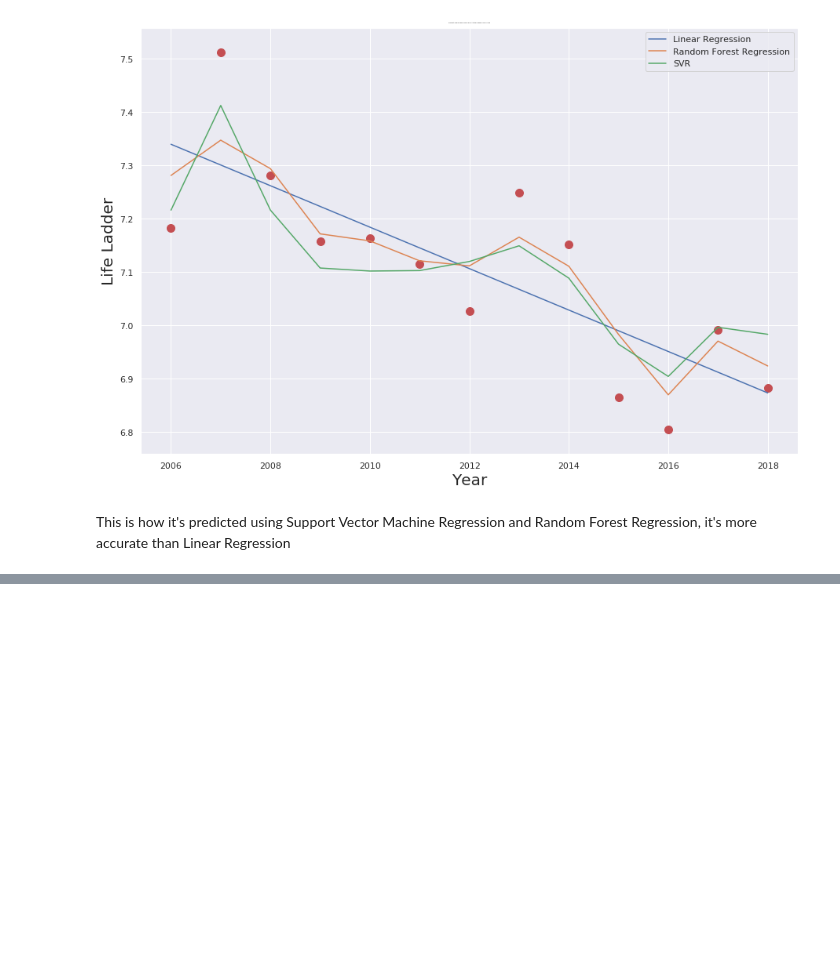
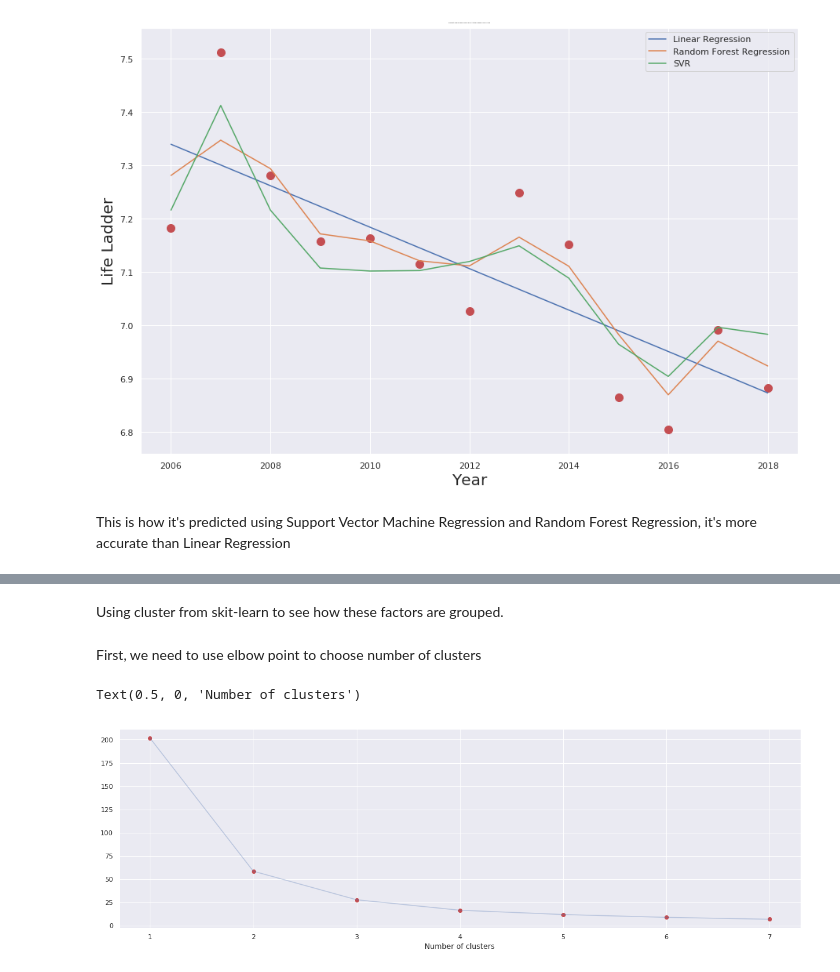
Before and after one commit to tlplus/Probability_Stats_Project, a Jupyter notebook: World Happiness Report.ipynb, the cells around one changed output, grey strips where cells are left out. Cells and saved outputs as stored; diff of their text form; code cells hidden in the pictures; blank space fills up the shorter version.

```diff
--- a/World Happiness Report.ipynb
+++ b/World Happiness Report.ipynb
@@ -256,0 +262,25 @@ This is how it's predicted using Support Vector Machine Regression and Random Fo
+# %%
+df_2018 = df_2018.fillna(method = 'ffill')
+#Fill some data missing by average them
+# %% [markdown]
+Using cluster from skit-learn to see how these factors are grouped.
+# %%
+from sklearn.cluster import KMeans
+
+X = df_2018[['Log GDP per capita', 'Perceptions of corruption']]
+km_iner = []
+for i in range(1, 8):
+    km = KMeans(n_clusters = i)
+    km.fit(X)
+    km_iner.append(km.inertia_)
+# %% [markdown]
+First, we need to use elbow point to choose number of clusters
+# %%
+ax, figsize = plt.subplots(figsize = (20, 6))
+plt.plot(range(1, 8), km_iner, 'ro')
+# range(1, 12) = np.arange(1, 12)
+plt.plot(np.arange(1, 8), km_iner, '-', alpha = 0.3)
+plt.xlabel('Number of clusters')
+# %% [output]
+Text(0.5, 0, 'Number of clusters')
+[figure, added]
```
Also changed, not shown: parts of 5 cells of this notebook.
